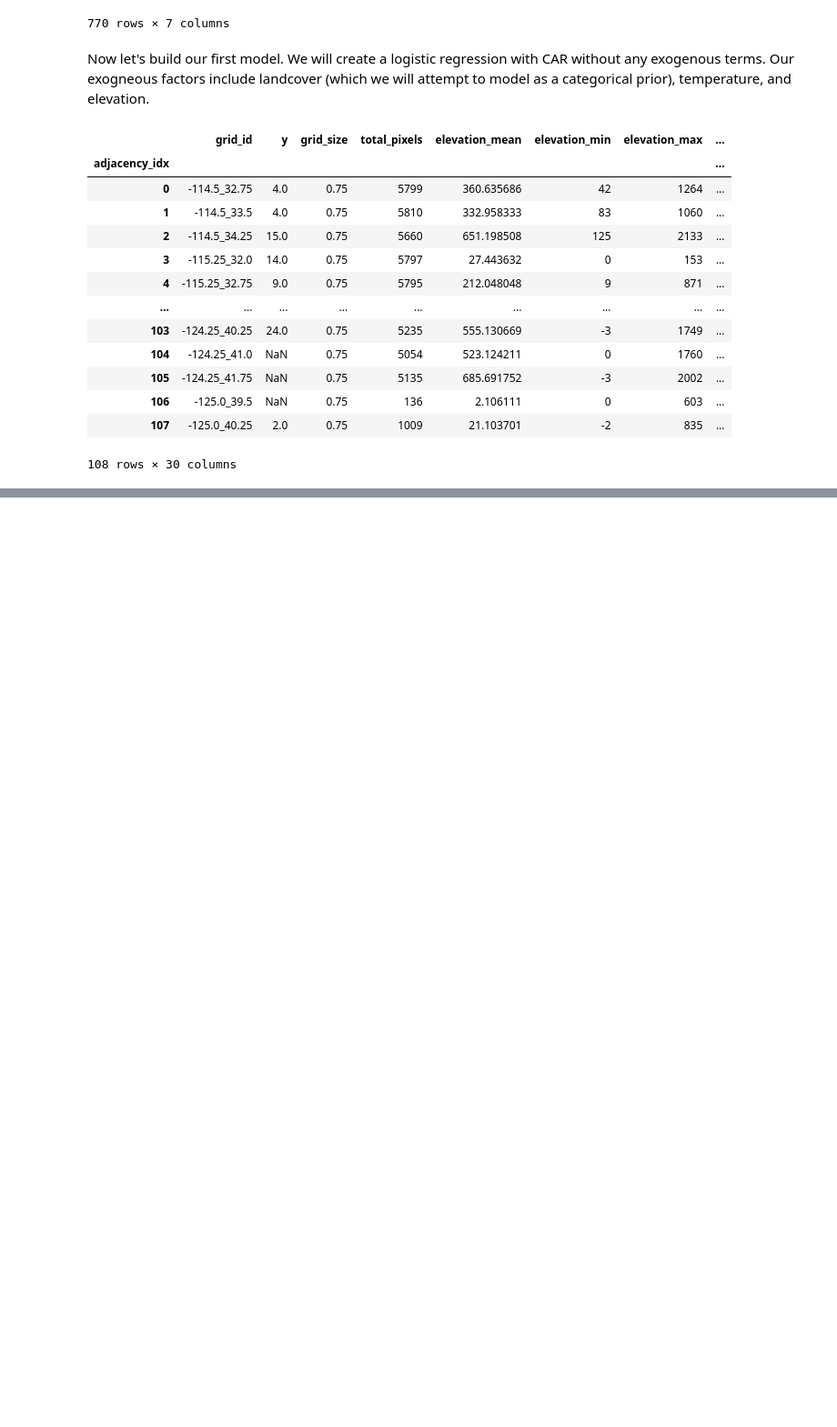
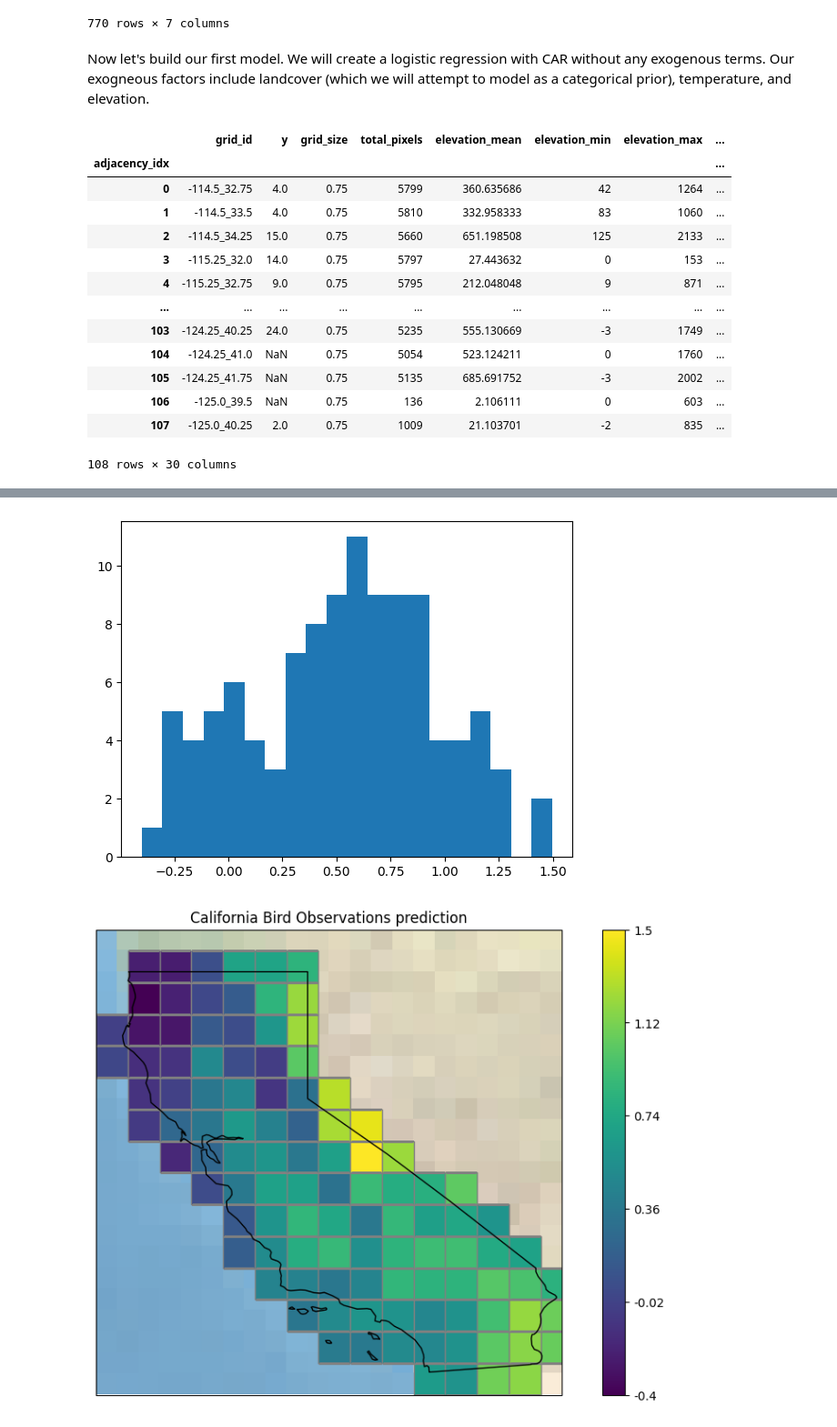
Before and after one commit to acmiyaguchi/iyse4620-birdcall-distributions, a Jupyter notebook: notebooks/2022-11-11-car-model.ipynb, the cells around one changed output, grey strips where cells are left out. Shown: that part at 91% size. Cells and saved outputs as stored; diff of their text form; code cells hidden in the pictures; blank space fills up the shorter version.

```diff
--- a/notebooks/2022-11-11-car-model.ipynb
+++ b/notebooks/2022-11-11-car-model.ipynb
@@ -147,7 +233,10 @@ Sampling 8 chains for 1_000 tune and 1_000 draw iterations (8_000 + 8_000 draws
 # %%
-with simple_model:
+with vector_urban_model:
     pm.set_data(
-        {"X": scaled_data_df.values, "observed": np.ma.masked_invalid(prep_df.y.values)}
+        {
+            "X": scaled_data_df,
+            # "observed": prep_df.y.values,
+        }
     )
     ppc = pm.sample_posterior_predictive(trace)
 
@@ -162,3 +252,31 @@ Inputs types: [RandomGeneratorType, TensorType(int64, (1,)), TensorType(int64, (
+# %%
+pred = ppc.posterior_predictive.y.values.mean(axis=(0, 1))
+pred_df = pd.DataFrame({"pred": pred})
+pred_df["adjacency_idx"] = pred_df.index
+pred_df = pred_df.set_index("adjacency_idx").join(prep_df[["grid_id"]])
+# log prediction
+pred_df["log_pred"] = np.log(pred_df.pred)
+
+plt.hist(pred_df.log_pred, bins=20)
+plt.show()
+
+# plot the posterior predictive
+prop = "log_pred"
+plot_grid(
+    ca_shape,
+    CA_EXTENT,
+    grid,
+    color_callback=partial(dataframe_color_getter, pred_df, "grid_id", prop),
+    vmin=pred_df[prop].min(),
+    vmax=pred_df[prop].max(),
+    draw_gridline=False,
+)
+
+plt.title("California Bird Observations prediction")
+plt.show()
+# %% [output]
+[figure, added]
+[figure, added]
 # %%
 with pm.Model() as car_model:
     # create a masked array with observed counts
```
Also changed, not shown: parts of 9 cells of this notebook, 2 other files.
